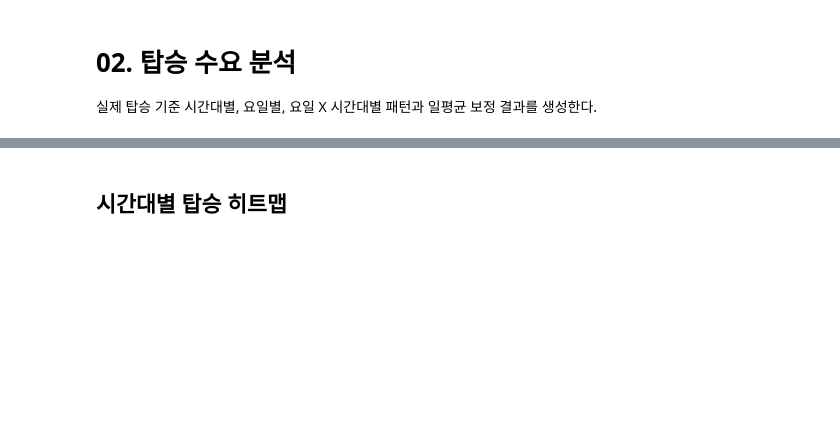
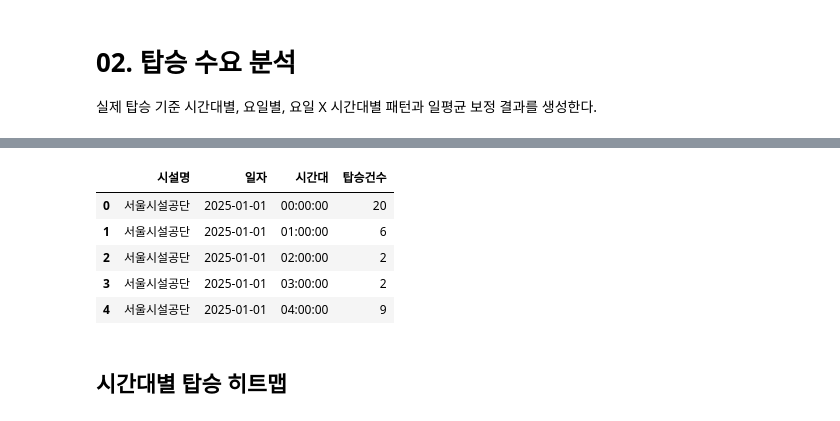
Before and after one commit to calltaxi-DA/calltaxi-DA, a Jupyter notebook: notebooks/02_boarding_demand_analysis.ipynb, the cells around one changed output, grey strips where cells are left out. Cells and saved outputs as stored; diff of their text form; code cells hidden in the pictures; blank space fills up the shorter version.

```diff
--- a/notebooks/02_boarding_demand_analysis.ipynb
+++ b/notebooks/02_boarding_demand_analysis.ipynb
@@ -20,4 +55,11 @@ print(df2.shape)
 # %%
-df2.head()
+df_boarding_demand.head()
+# %% [output]
+|  | 시설명 | 일자 | 시간대 | 탑승건수 |
+| 0 | 서울시설공단 | 2025-01-01 | 00:00:00 | 20 |
+| 1 | 서울시설공단 | 2025-01-01 | 01:00:00 | 6 |
+| 2 | 서울시설공단 | 2025-01-01 | 02:00:00 | 2 |
+| 3 | 서울시설공단 | 2025-01-01 | 03:00:00 | 2 |
+| 4 | 서울시설공단 | 2025-01-01 | 04:00:00 | 9 |
 # %% [markdown]
 ## 시간대별 탑승 히트맵
```
Also changed, not shown: parts of 15 cells of this notebook, 6 other files.
